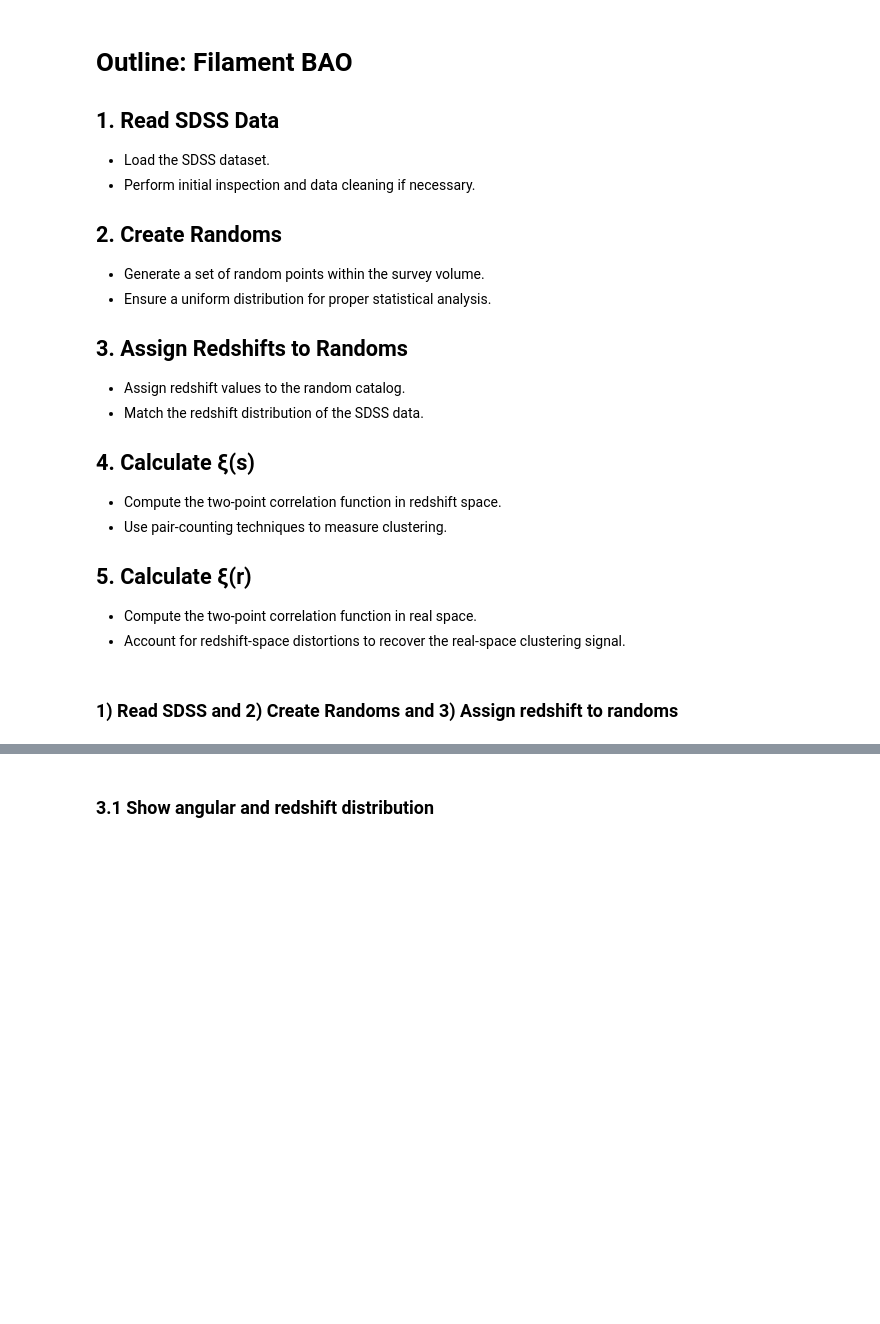
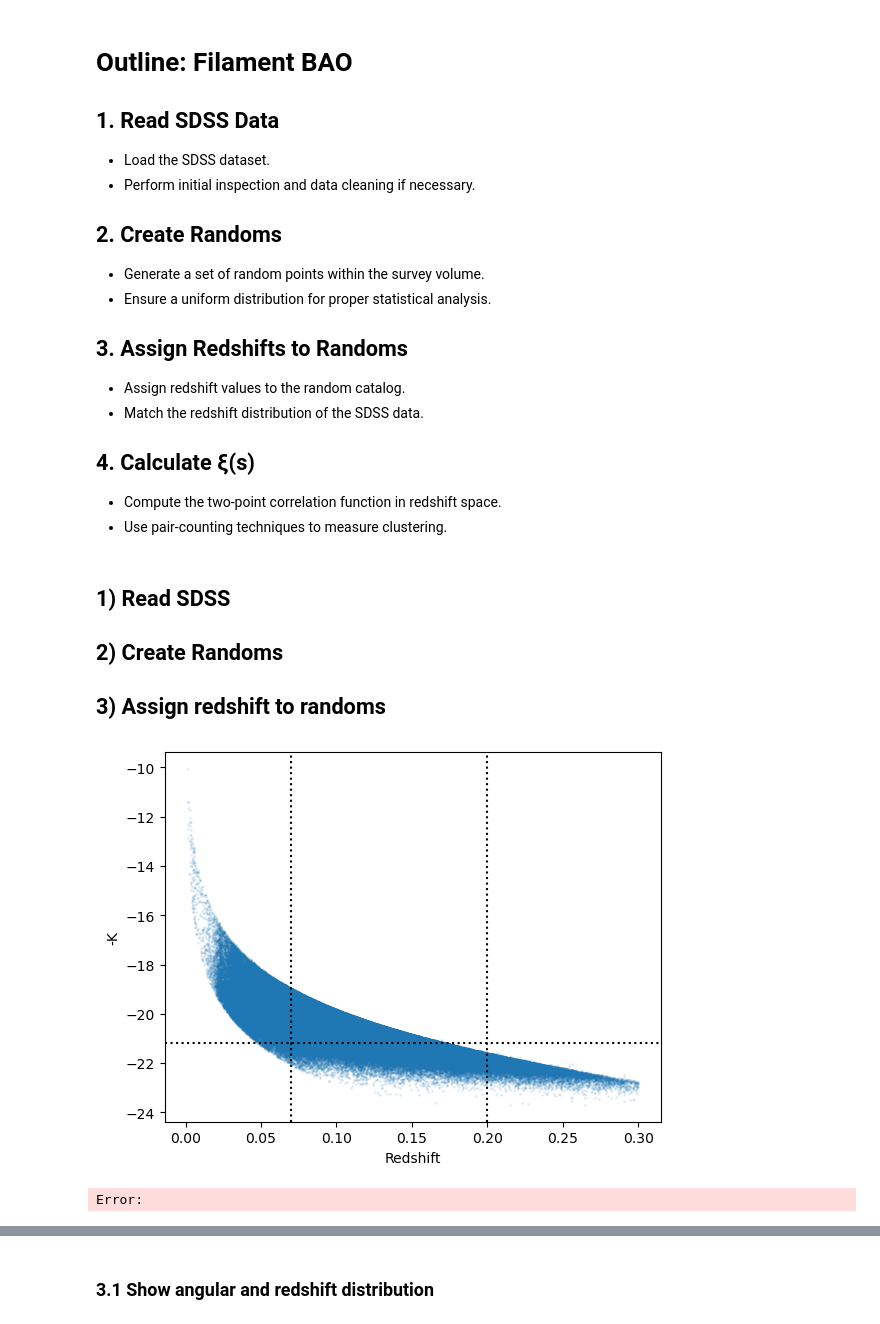
Before and after one commit to FedeDavilaKurban/filbao, a Jupyter notebook: main.ipynb, the cells around one changed output, grey strips where cells are left out. Cells and saved outputs as stored; diff of their text form; code cells hidden in the pictures; blank space fills up the shorter version.

```diff
--- a/main.ipynb
+++ b/main.ipynb
@@ -16,12 +16,10 @@
 ## 4. Calculate ξ(s)
 - Compute the two-point correlation function in redshift space.
 - Use pair-counting techniques to measure clustering.
-
-## 5. Calculate ξ(r)
-- Compute the two-point correlation function in real space.
-- Account for redshift-space distortions to recover the real-space clustering signal.
 # %% [markdown]
-### 1) Read SDSS and 2) Create Randoms and 3) Assign redshift to randoms
+## 1) Read SDSS
+## 2) Create Randoms
+## 3) Assign redshift to randoms
 # %%
 import numpy as np
 import pandas as pd
@@ -133,0 +153,28 @@ random_data = pd.DataFrame({
+# %%
+
+# Determine Sample
+if sample == 'nyu': datafile = '../data/sdss_dr72safe0_zmin_0.000_zmax_0.300_sigma_5.0.csv'
+elif sample == 'sdss': datafile = '../data/sdss_zmin_0.000_zmax_0.300_sigma_5.0.csv'
+
+# Load galaxy data
+cat_sdss_full = pd.read_csv(datafile)
+cat_sdss_full['dist_fil'] /= h
+cat_sdss_full = cat_sdss_full[cat_sdss_full['gr']>gr_min]
+cat_sdss_z  = cat_sdss_full[(cat_sdss_full["red"] >= zmin)*(cat_sdss_full["red"] <= zmax)]
+if sample == 'nyu':
+    cat_sdss_z_mag = cat_sdss_z[cat_sdss_z['mag_abs_r']<mag_max]
+else:
+    cat_sdss_z_mag = cat_sdss_z[cat_sdss_z['mag_abs_r']-5*np.log10(h)<mag_max]
+
+plt.scatter(cat_sdss_full['red'], cat_sdss_full['mag_abs_r'],color='C00',s=1,alpha=.1)
+
+plt.axvline(zmin, color='k', linestyle=':')
+plt.axvline(zmax, color='k', linestyle=':')
+plt.axhline(mag_max, color='k', linestyle=':')
+
+plt.xlabel('Redshift')
+plt.ylabel('-K')
+plt.show()
+# %% [output]
+[figure, added]
+Error:
```
Also changed, not shown: parts of 11 cells of this notebook, 1 other file.
